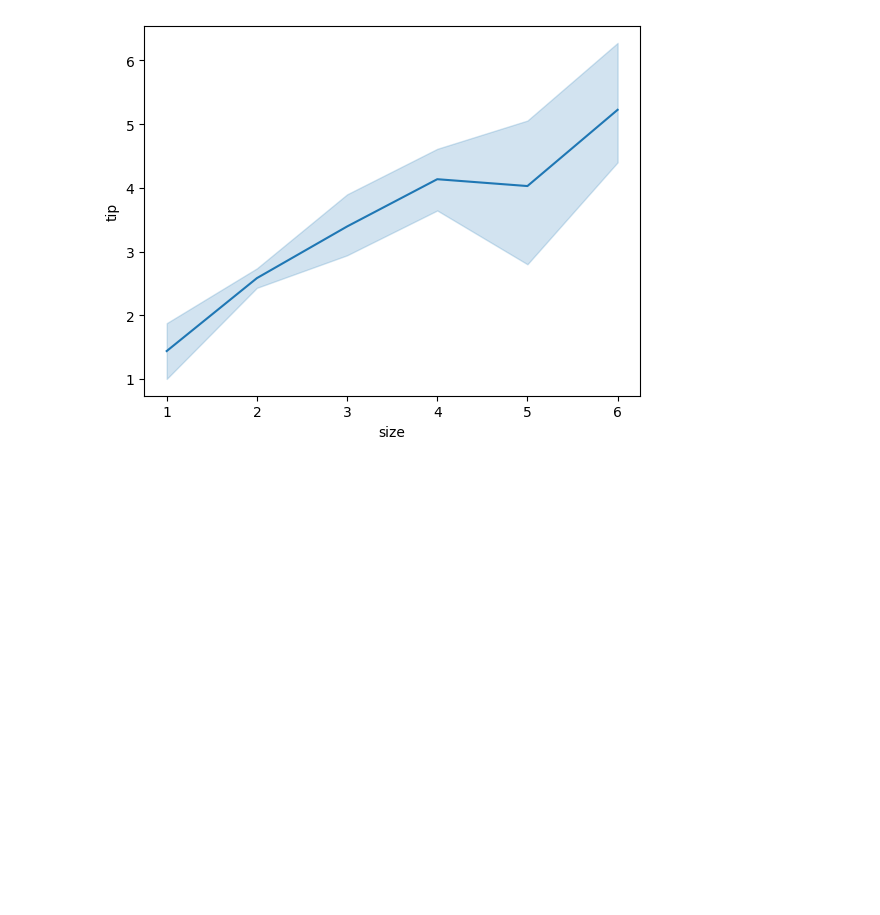
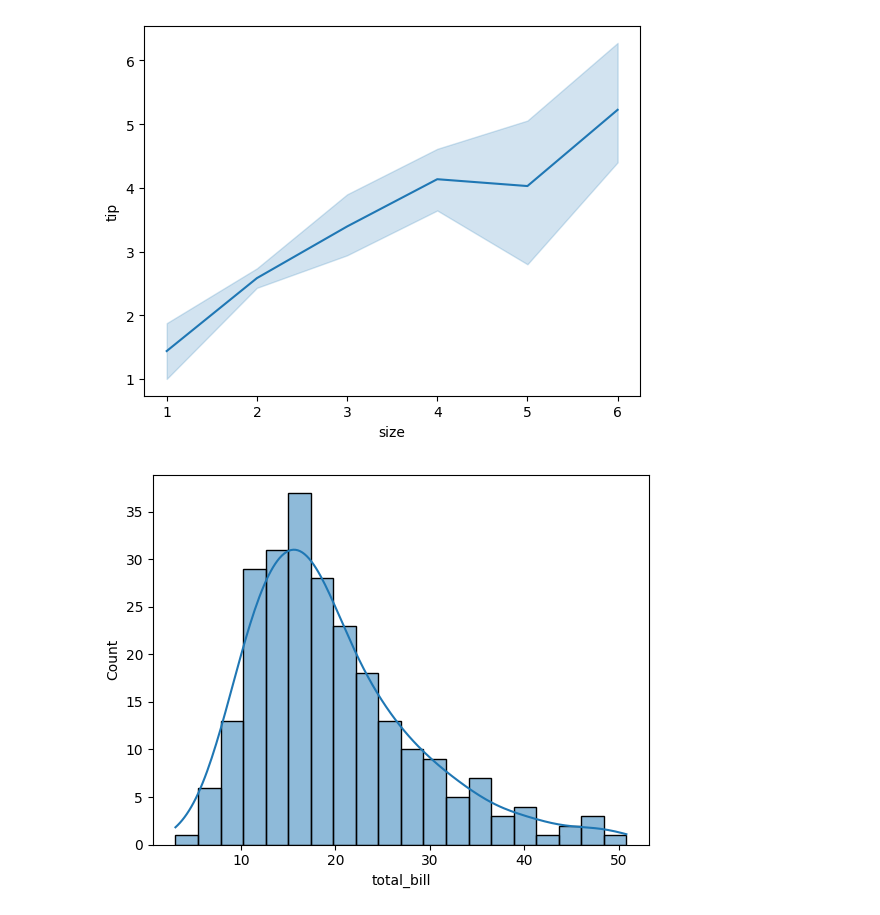
Before and after one commit to sangitgyawali/learning_seaborn, a Jupyter notebook: seaborn.ipynb, the cells around one changed output. Saved outputs shown, nothing was run; the diff lists cells and outputs as text; code cells hidden in the pictures; blank space fills up the shorter version.

Commit message:
Histogram Plot

```diff
--- a/seaborn.ipynb
+++ b/seaborn.ipynb
@@ -23,3 +23,8 @@ sns.lineplot(x="size", y="tip", data=tips)
 plt.show()
 # %% [output]
 [figure]
+# %%
+sns.histplot(tips["total_bill"], bins=20, kde=True)
+plt.show()
+# %% [output]
+[figure, added]
```
